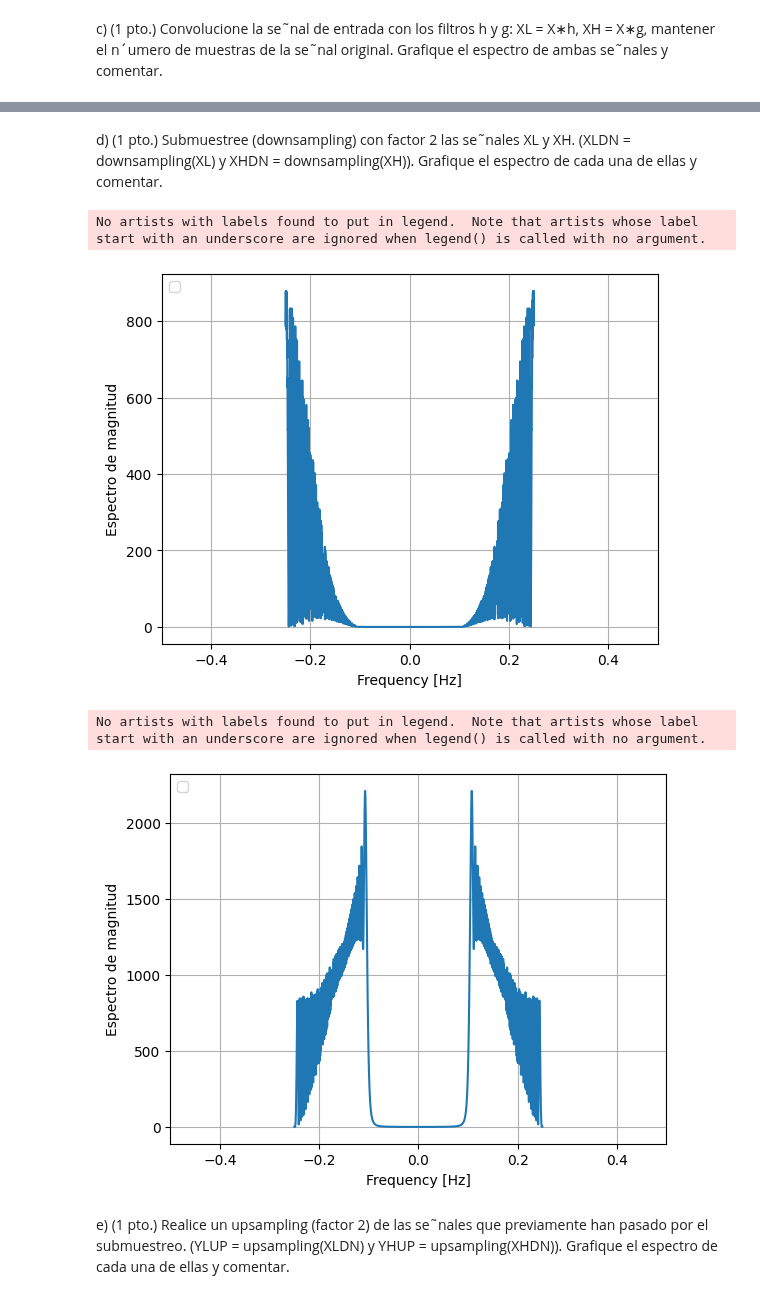
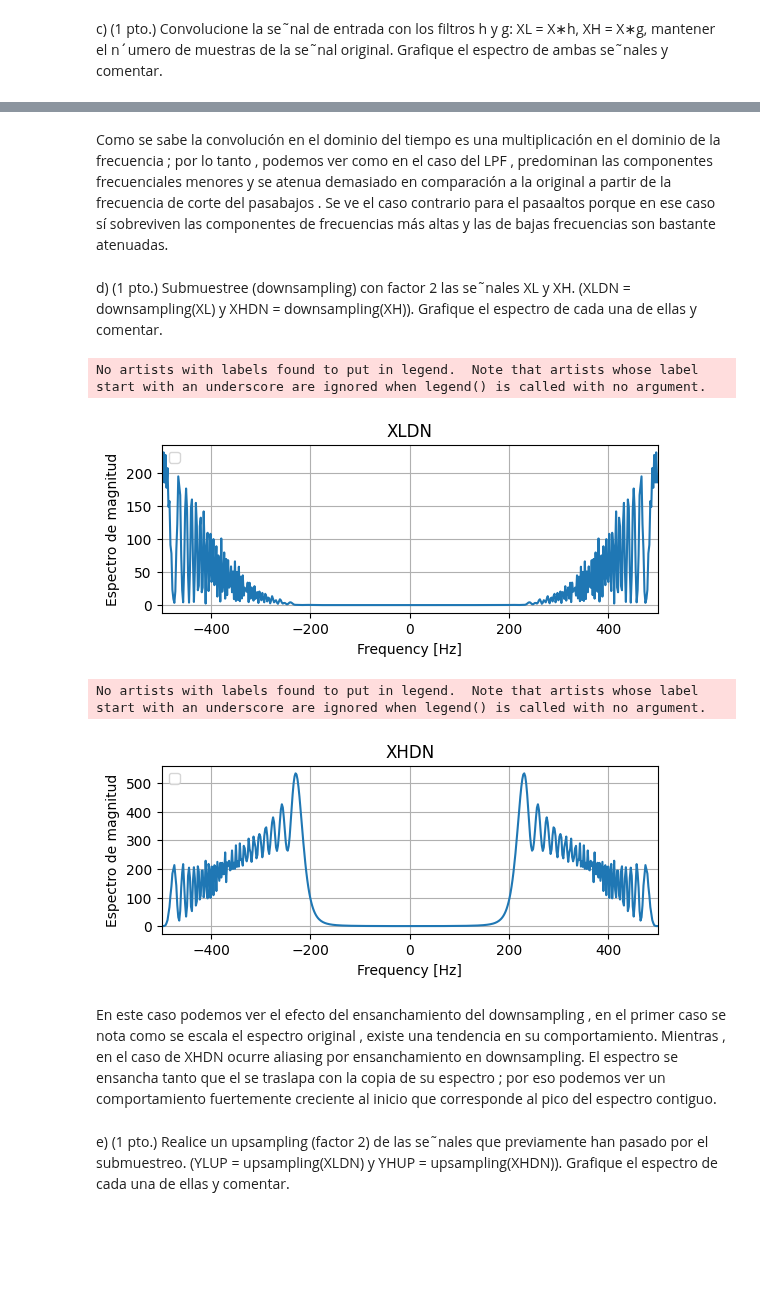
Before and after one commit to ExampleToFollow/PracticasPDS, a Jupyter notebook: Lab1/informePrevio.ipynb, the cells around one changed output, grey strips where cells are left out. Drawn from its saved outputs; the diff is of its cells as text; code cells hidden in the pictures; blank space fills up the shorter version.

```diff
--- a/Lab1/informePrevio.ipynb
+++ b/Lab1/informePrevio.ipynb
@@ -21,7 +21,7 @@ import numpy as np
 import matplotlib.pyplot as plt
 from scipy.signal import chirp
 # %%
-fs = 4e3 #Frecuencia de muestreo variable
+fs = 1e3 #Frecuencia de muestreo variable
 f_ini = 0.1*fs #Frecuencia inicial
 f_end = 0.4*fs #Frecuencia final
 A_ini = 0 #Amplitud inicial
@@ -54,4 +54,5 @@ plt.xlabel("Frecuencia normalizada")
 plt.title("Espectro de magnitud de la señal Chirp")
 plt.ylim([0,np.max(spc)])
 plt.ylabel("Magnitud")
+print(len(signal))
 # %% [output]
@@ -182,3 +184,5 @@ plt.show()
+# %% [markdown]
+Como se sabe la convolución en el dominio del tiempo es una multiplicación en el dominio de la frecuencia ; por lo tanto , podemos ver como en el caso del LPF , predominan las componentes frecuenciales menores y se atenua demasiado en comparación a la original a partir de la frecuencia de corte del pasabajos . Se ve el caso contrario para el pasaaltos porque en ese caso sí sobreviven las componentes de frecuencias más altas y las de bajas frecuencias son bastante atenuadas.
 # %% [markdown]
 d) (1 pto.) Submuestree (downsampling) con factor 2 las se˜nales XL y XH.
 (XLDN = downsampling(XL) y XHDN = downsampling(XH)). Grafique el
@@ -200,44 +204,51 @@ t_dn = n_dn/fs_dn
 #Obtenemos la transformada de fourier
 espectro_XLDN = np.fft.fftshift(np.fft.fft(XLDN))
 spc_dn = np.abs(espectro_XLDN)**2
-freq_dn = ((n_dn - Ns_dn/2) * fs_dn / Ns_dn )/fs
+freq_dn = ((n_dn - Ns_dn/2) * fs / Ns_dn )
+
 #Ahora ploteamos
 plt.figure(1)
+plt.subplot(2, 1, 1)
 plt.plot(freq_dn,spc_dn)
-plt.xlim([-1/2,1/2])
+plt.xlim([-fs/2 , fs/2])
+plt.title("XLDN")
 plt.grid('on')
 plt.xlabel('Frequency [Hz]')
 plt.ylabel('Espectro de magnitud')
 plt.legend(loc='upper left')
 plt.show()
 
 #--------Realizamos Downsampling ------------ con factor de 2 a  XH
 #Reducimos muestras
 Ns = len(XH)
 D = 2
 Ns_dn = Ns/D
 fs_dn = fs/D
 n_dn = np.arange(Ns_dn)
 XHDN = XH[::D]
 t_dn = n_dn/fs_dn
 #Obtenemos la transformada de fourier
 espectro_XHDN = np.fft.fftshift(np.fft.fft(XHDN))
 spc_dn = np.abs(espectro_XHDN)**2
-freq_dn = ((n_dn - Ns_dn/2) * fs_dn / Ns_dn )/fs
+freq_dn = ((n_dn - Ns_dn/2) * fs / Ns_dn )
 #Ahora ploteamos
 plt.figure(2)
+plt.subplot(2, 1, 1)
+plt.xlim([-fs/2 , fs/2])
 plt.plot(freq_dn,spc_dn)
-plt.xlim([-1/2,1/2])
+plt.title("XHDN")
 plt.grid('on')
 plt.xlabel('Frequency [Hz]')
 plt.ylabel('Espectro de magnitud')
 plt.legend(loc='upper left')
 plt.show()
 # %% [output]
 No artists with labels found to put in legend.  Note that artists whose label start with an underscore are ignored when legend() is called with no argument.
-[figure, old version]
+[figure, new version]
 No artists with labels found to put in legend.  Note that artists whose label start with an underscore are ignored when legend() is called with no argument.
-[figure, old version]
+[figure, new version]
+# %% [markdown]
+En este caso podemos ver el efecto del ensanchamiento del downsampling , en el primer caso se nota como se escala el espectro original , existe una tendencia en su comportamiento. Mientras , en el caso de XHDN ocurre aliasing por ensanchamiento en downsampling. El espectro se ensancha tanto que el se traslapa con la copia de su espectro ; por eso podemos ver un comportamiento fuertemente creciente al inicio que corresponde al pico del espectro contiguo.
 # %% [markdown]
 e) (1 pto.) Realice un upsampling (factor 2) de las se˜nales que previamente
 han pasado por el submuestreo. (YLUP = upsampling(XLDN) y YHUP =
```
Also changed, not shown: parts of 12 cells of this notebook, 2 other files.
